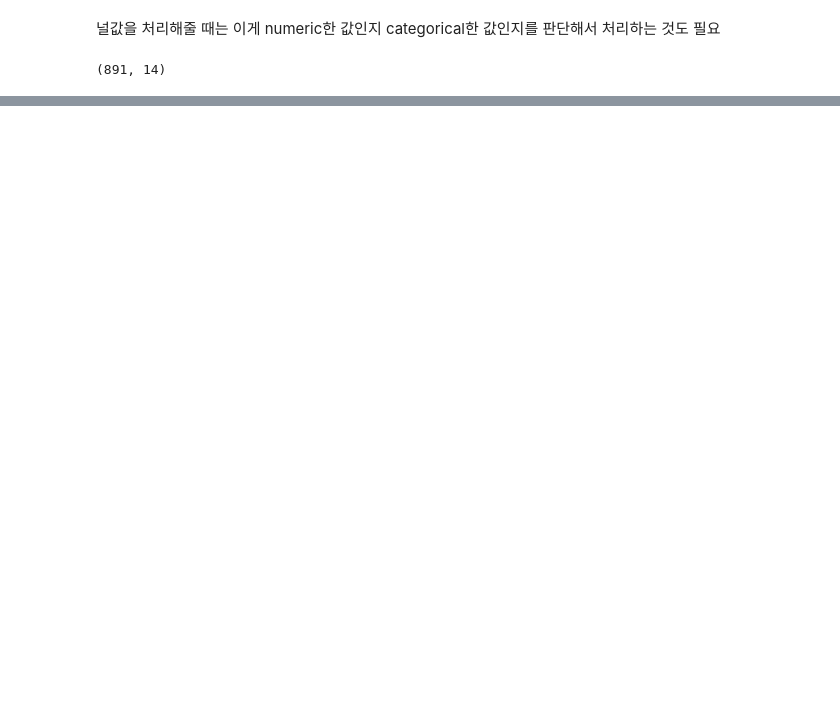
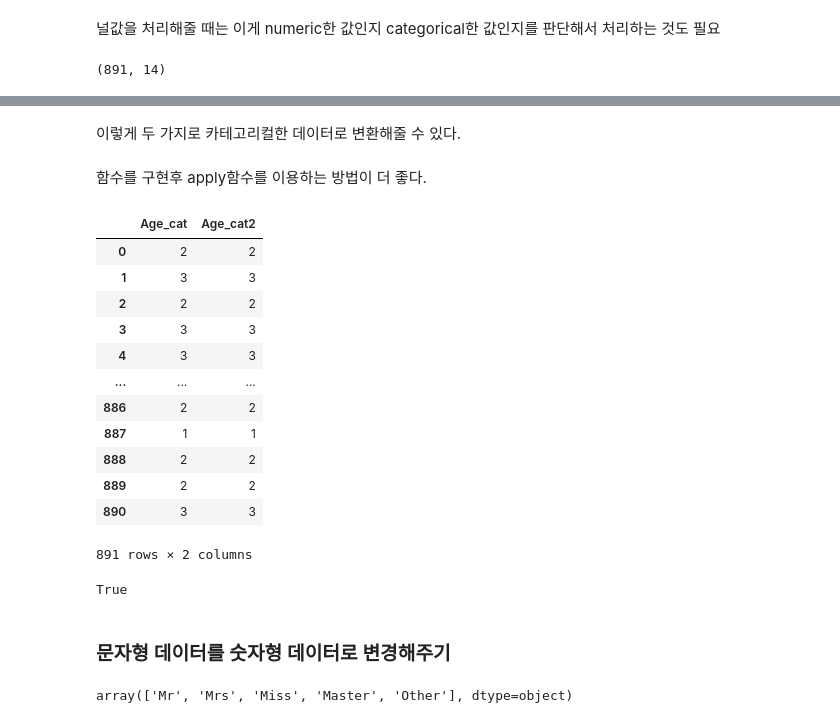
Before and after one commit to TaeJeong-Park-dev/Kaggle, a Jupyter notebook: myfirst_data_analysis_for_titanic.ipynb, the cells around one changed output, grey strips where cells are left out. Saved outputs shown, nothing was run; the diff lists cells and outputs as text; code cells hidden in the pictures; blank space fills up the shorter version.

```diff
--- a/myfirst_data_analysis_for_titanic.ipynb
+++ b/myfirst_data_analysis_for_titanic.ipynb
@@ -752,0 +757,11 @@ Text(0.5, 0, '')
+# %%
+df_train['Age_cat'] = 0
+# %%
+df_train.loc[df_train['Age'] < 10 , 'Age_cat'] = 0
+df_train.loc[(df_train['Age'] >= 10) & (df_train['Age'] < 20), 'Age_cat'] = 1
+df_train.loc[(df_train['Age'] >= 20) & (df_train['Age'] < 30), 'Age_cat'] = 2
+df_train.loc[(df_train['Age'] >= 30) & (df_train['Age'] < 40), 'Age_cat'] = 3
+df_train.loc[(df_train['Age'] >= 40) & (df_train['Age'] < 50), 'Age_cat'] = 4
+df_train.loc[(df_train['Age'] >= 50) & (df_train['Age'] < 60), 'Age_cat'] = 5
+df_train.loc[(df_train['Age'] >= 60) & (df_train['Age'] < 70), 'Age_cat'] = 6
+df_train.loc[df_train['Age'] >= 70 , 'Age_cat'] = 7
@@ -752,0 +777,18 @@ Text(0.5, 0, '')
+# %%
+def category_age(x):
+    if x < 10:
+        return 0
+    elif x < 20:
+        return 1
+    elif x < 30:
+        return 2
+    elif x < 40:
+        return 3
+    elif x < 50:
+        return 4
+    elif x < 60:
+        return 5
+    elif x < 70:
+        return 6
+    else:
+        return 7
@@ -752,0 +798,26 @@ Text(0.5, 0, '')
+# %% [markdown]
+이렇게 두 가지로 카테고리컬한 데이터로 변환해줄 수 있다.<br><br>함수를 구현후 apply함수를 이용하는 방법이 더 좋다.
+# %%
+df_train[['Age_cat','Age_cat2']]
+# %% [output]
+|  | Age_cat | Age_cat2 |
+| 0 | 2 | 2 |
+| 1 | 3 | 3 |
+| 2 | 2 | 2 |
+| 3 | 3 | 3 |
+| 4 | 3 | 3 |
+| ... | ... | ... |
+| 886 | 2 | 2 |
+| 887 | 1 | 1 |
+| 888 | 2 | 2 |
+| 889 | 2 | 2 |
+| 890 | 3 | 3 |
+891 rows × 2 columns
+# %%
+(df_train['Age_cat'] == df_train['Age_cat2']).all()
+
+# 여기서 any와 all이있는데
+# all은 모든것이 true면 true
+# any는 하나라도 true면 true
+# %% [output]
+True
@@ -752,0 +830,7 @@ Text(0.5, 0, '')
+# %% [markdown]
+### 문자형 데이터를 숫자형 데이터로 변경해주기
+# %%
+df_train['Initial'].unique()
+# 이렇게 unique메서드를 사용하면 이 열안에 있는 데이터의 종류를 알 수 있다.
+# %% [output]
+array(['Mr', 'Mrs', 'Miss', 'Master', 'Other'], dtype=object)
```
Also changed, not shown: parts of 22 cells of this notebook.
